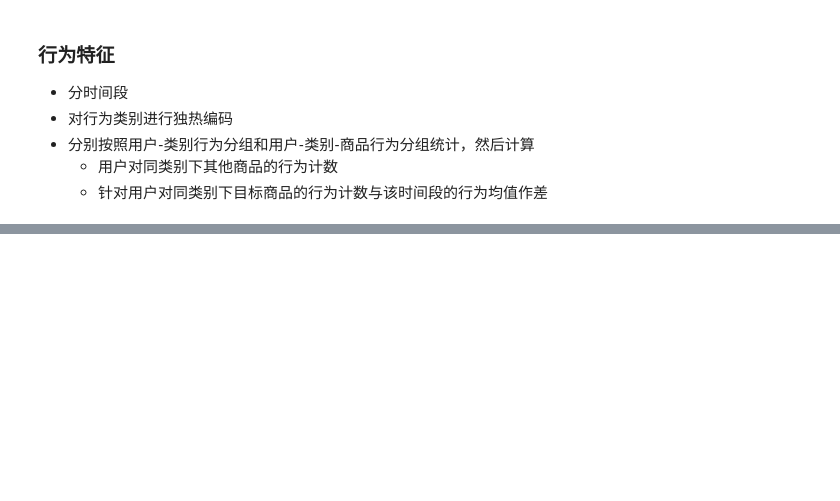
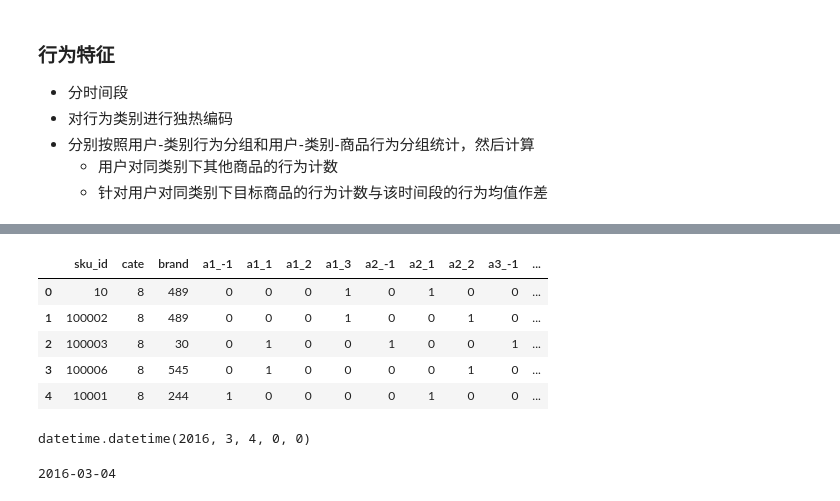
Before and after one commit to ben1234560/AiLearning-Theory-Applying, a Jupyter notebook: 机器学习竞赛实战_优胜解决方案/京东用户购买意向预测/3-特征工程.ipynb, the cells around one changed output, grey strips where cells are left out. Cells and saved outputs as stored; diff of their text form; code cells hidden in the pictures; blank space fills up the shorter version.

```diff
--- a/机器学习竞赛实战_优胜解决方案/京东用户购买意向预测/3-特征工程.ipynb
+++ b/机器学习竞赛实战_优胜解决方案/京东用户购买意向预测/3-特征工程.ipynb
@@ -390,0 +882,23 @@ actions.head(20)
+# %%
+product.head()
+# %% [output]
+|  | sku_id | cate | brand | a1_-1 | a1_1 | a1_2 | a1_3 | a2_-1 | a2_1 | a2_2 | a3_-1 | ... |
+| 0 | 10 | 8 | 489 | 0 | 0 | 0 | 1 | 0 | 1 | 0 | 0 | ... |
+| 1 | 100002 | 8 | 489 | 0 | 0 | 0 | 1 | 0 | 0 | 1 | 0 | ... |
+| 2 | 100003 | 8 | 30 | 0 | 1 | 0 | 0 | 1 | 0 | 0 | 1 | ... |
+| 3 | 100006 | 8 | 545 | 0 | 1 | 0 | 0 | 0 | 0 | 1 | 0 | ... |
+| 4 | 10001 | 8 | 244 | 1 | 0 | 0 | 0 | 0 | 1 | 0 | 0 | ... |
+# %%
+train_start_date = '2016-03-01'
+train_end_date = datetime.strptime(train_start_date, '%Y-%m-%d') + timedelta(days=3)
+train_end_date
+# %% [output]
+datetime.datetime(2016, 3, 4, 0, 0)
+# %%
+train_end_date = train_end_date.strftime('%Y-%m-%d')
+# 修正prod_acc,cate_acc的时间跨度
+start_days = datetime.strptime(train_end_date, '%Y-%m-%d') - timedelta(days=30)
+start_days = start_days.strftime('%Y-%m-%d')
+print (train_end_date)
+# %% [output]
+2016-03-04
```
Also changed, not shown: parts of 40 cells of this notebook.
